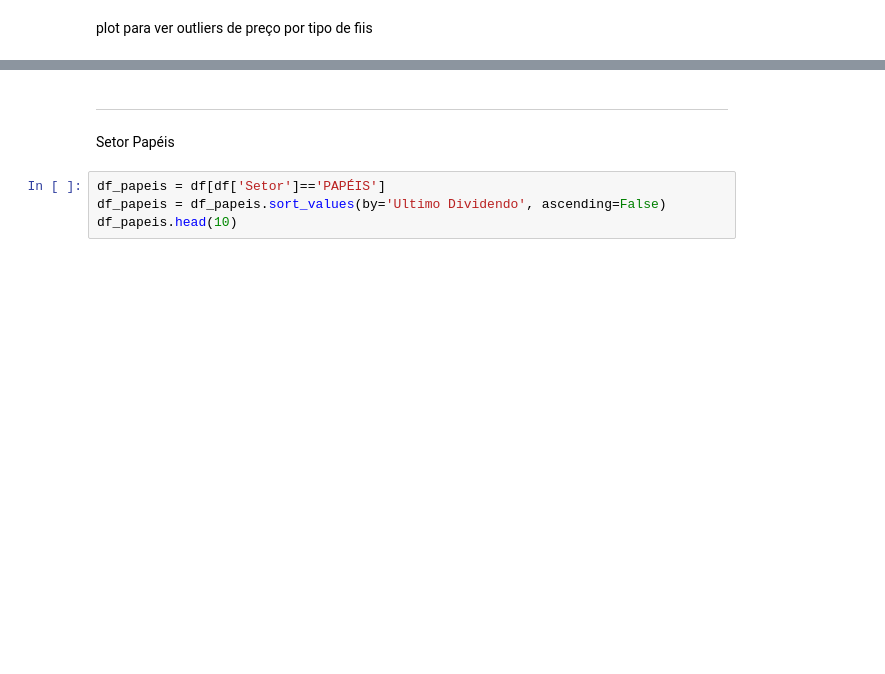
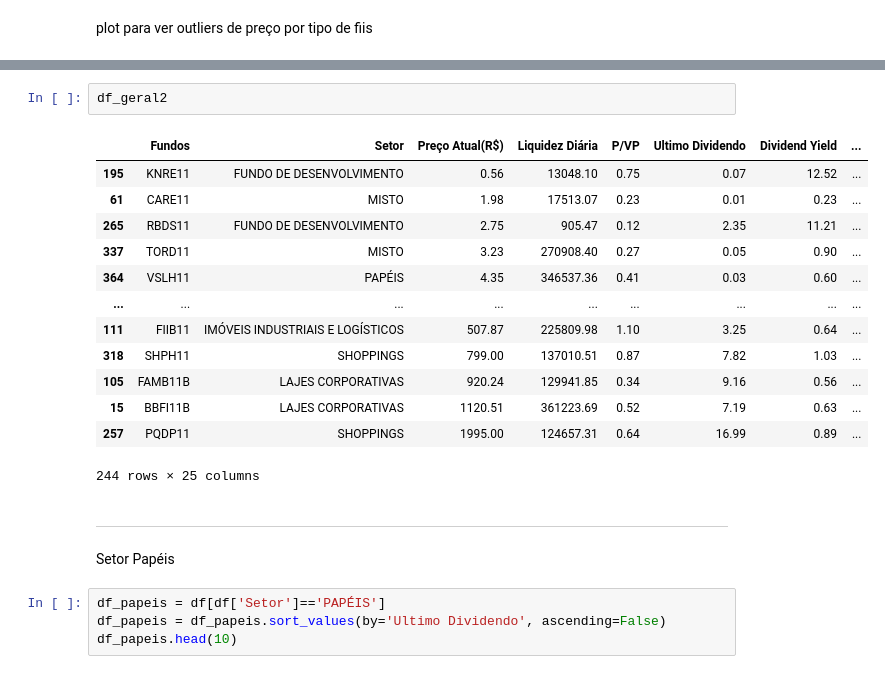
Before and after one commit to Riguini/Fundos-imobiliarios-FIIS-, a Jupyter notebook: FIIS.ipynb, the cells around one changed output, grey strips where cells are left out. Saved outputs shown, nothing was run; the diff lists cells and outputs as text; blank space fills up the shorter version.

```diff
--- a/FIIS.ipynb
+++ b/FIIS.ipynb
@@ -262,3 +355,19 @@ plot para ver outliers de preço por tipo de fiis
+# %%
+df_geral2
+# %% [output]
+|  | Fundos | Setor | Preço Atual(R$) | Liquidez Diária | P/VP | Ultimo Dividendo | Dividend Yield | ... |
+| 195 | KNRE11 | FUNDO DE DESENVOLVIMENTO | 0.56 | 13048.10 | 0.75 | 0.07 | 12.52 | ... |
+| 61 | CARE11 | MISTO | 1.98 | 17513.07 | 0.23 | 0.01 | 0.23 | ... |
+| 265 | RBDS11 | FUNDO DE DESENVOLVIMENTO | 2.75 | 905.47 | 0.12 | 2.35 | 11.21 | ... |
+| 337 | TORD11 | MISTO | 3.23 | 270908.40 | 0.27 | 0.05 | 0.90 | ... |
+| 364 | VSLH11 | PAPÉIS | 4.35 | 346537.36 | 0.41 | 0.03 | 0.60 | ... |
+| ... | ... | ... | ... | ... | ... | ... | ... | ... |
+| 111 | FIIB11 | IMÓVEIS INDUSTRIAIS E LOGÍSTICOS | 507.87 | 225809.98 | 1.10 | 3.25 | 0.64 | ... |
+| 318 | SHPH11 | SHOPPINGS | 799.00 | 137010.51 | 0.87 | 7.82 | 1.03 | ... |
+| 105 | FAMB11B | LAJES CORPORATIVAS | 920.24 | 129941.85 | 0.34 | 9.16 | 0.56 | ... |
+| 15 | BBFI11B | LAJES CORPORATIVAS | 1120.51 | 361223.69 | 0.52 | 7.19 | 0.63 | ... |
+| 257 | PQDP11 | SHOPPINGS | 1995.00 | 124657.31 | 0.64 | 16.99 | 0.89 | ... |
+244 rows × 25 columns
 # %% [markdown]
 ___
 # %% [markdown]
```
Also changed, not shown: parts of 26 cells of this notebook.
